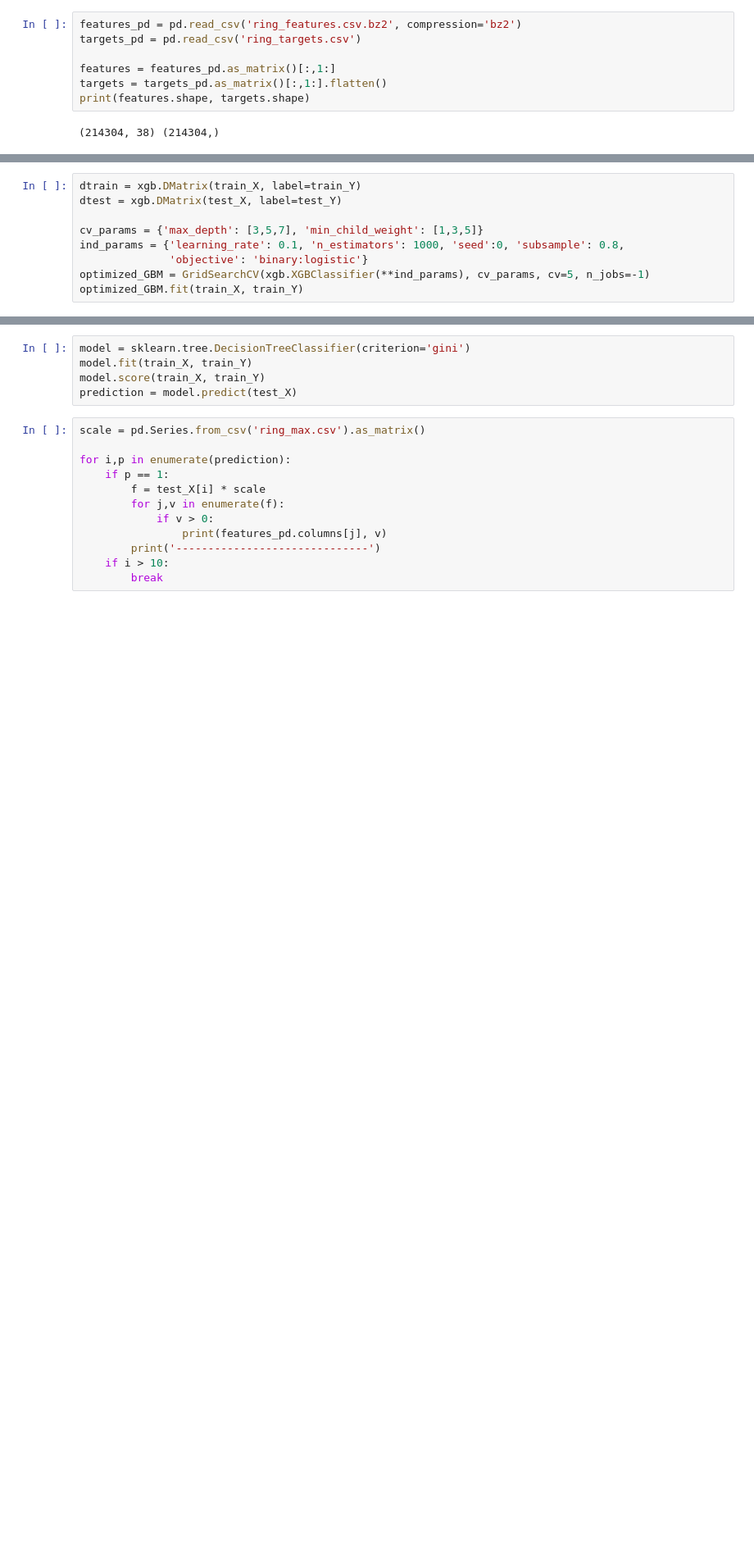
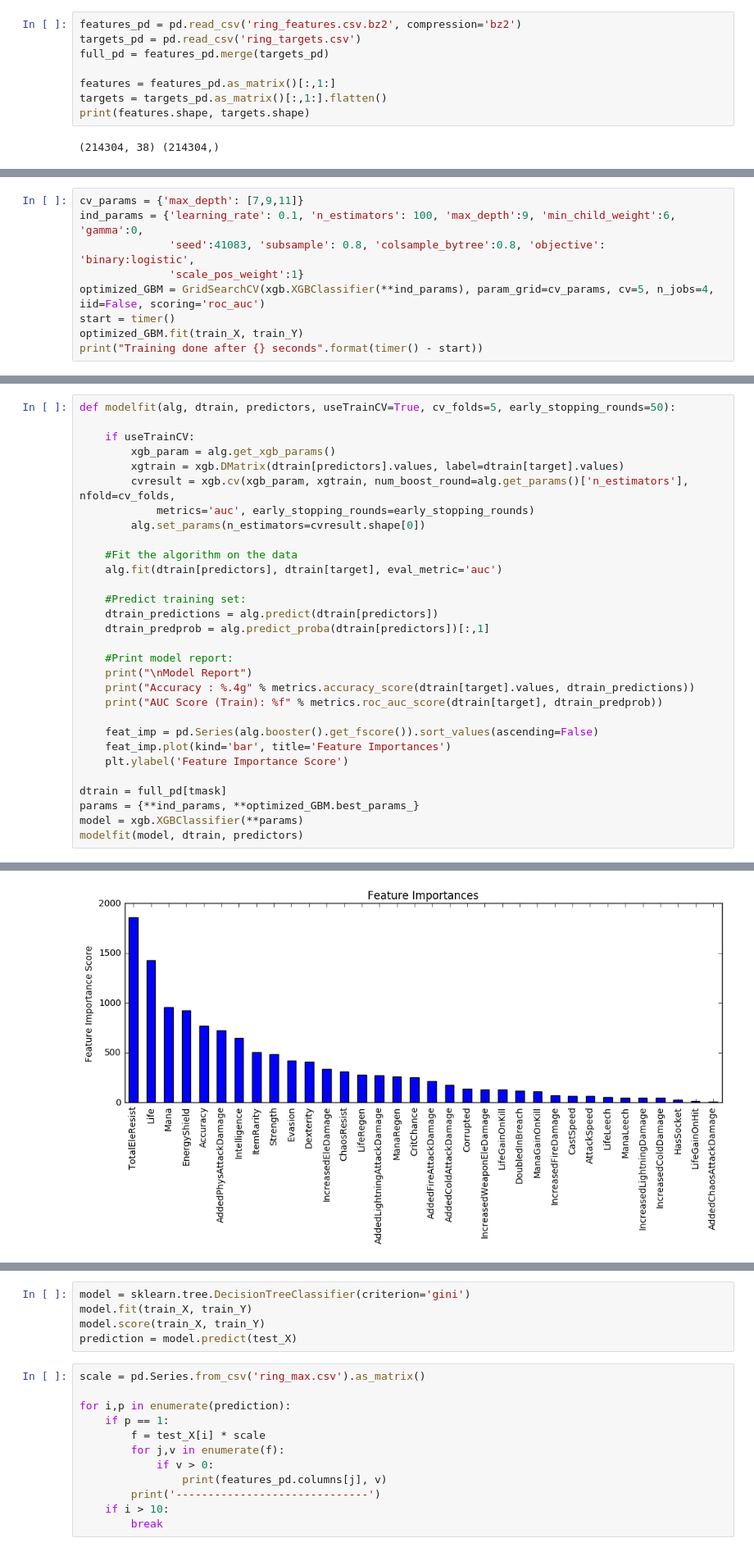
Before and after one commit to bschug/poeria, a Jupyter notebook: notebooks/Train.ipynb, the cells around one changed output, grey strips where cells are left out. Shown: that part at 82% size. Saved outputs shown, nothing was run; the diff lists cells and outputs as text; blank space fills up the shorter version.

Commit message:
More analysis of results (feature importance, error rates)

```diff
--- a/notebooks/Train.ipynb
+++ b/notebooks/Train.ipynb
@@ -7,6 +14,7 @@ from sklearn.grid_search import GridSearchCV
 # %%
 features_pd = pd.read_csv('ring_features.csv.bz2', compression='bz2')
 targets_pd = pd.read_csv('ring_targets.csv')
+full_pd = features_pd.merge(targets_pd)
 
 features = features_pd.as_matrix()[:,1:]
 targets = targets_pd.as_matrix()[:,1:].flatten()
@@ -23,9 +40,9 @@ test_Y = targets[vmask]
 # %%
-dtrain = xgb.DMatrix(train_X, label=train_Y)
-dtest = xgb.DMatrix(test_X, label=test_Y)
-
-cv_params = {'max_depth': [3,5,7], 'min_child_weight': [1,3,5]}
-ind_params = {'learning_rate': 0.1, 'n_estimators': 1000, 'seed':0, 'subsample': 0.8,
-              'objective': 'binary:logistic'}
-optimized_GBM = GridSearchCV(xgb.XGBClassifier(**ind_params), cv_params, cv=5, n_jobs=-1)
+cv_params = {'max_depth': [7,9,11]}
+ind_params = {'learning_rate': 0.1, 'n_estimators': 100, 'max_depth':9, 'min_child_weight':6, 'gamma':0,
+              'seed':41083, 'subsample': 0.8, 'colsample_bytree':0.8, 'objective': 'binary:logistic',
+              'scale_pos_weight':1}
+optimized_GBM = GridSearchCV(xgb.XGBClassifier(**ind_params), param_grid=cv_params, cv=5, n_jobs=4, iid=False, scoring='roc_auc')
+start = timer()
 optimized_GBM.fit(train_X, train_Y)
+print("Training done after {} seconds".format(timer() - start))
@@ -33,0 +69,31 @@ bst.get_fscore()
+# %%
+def modelfit(alg, dtrain, predictors, useTrainCV=True, cv_folds=5, early_stopping_rounds=50):
+
+    if useTrainCV:
+        xgb_param = alg.get_xgb_params()
+        xgtrain = xgb.DMatrix(dtrain[predictors].values, label=dtrain[target].values)
+        cvresult = xgb.cv(xgb_param, xgtrain, num_boost_round=alg.get_params()['n_estimators'], nfold=cv_folds,
+            metrics='auc', early_stopping_rounds=early_stopping_rounds)
+        alg.set_params(n_estimators=cvresult.shape[0])
+
+    #Fit the algorithm on the data
+    alg.fit(dtrain[predictors], dtrain[target], eval_metric='auc')
+
+    #Predict training set:
+    dtrain_predictions = alg.predict(dtrain[predictors])
+    dtrain_predprob = alg.predict_proba(dtrain[predictors])[:,1]
+
+    #Print model report:
+    print("\nModel Report")
+    print("Accuracy : %.4g" % metrics.accuracy_score(dtrain[target].values, dtrain_predictions))
+    print("AUC Score (Train): %f" % metrics.roc_auc_score(dtrain[target], dtrain_predprob))
+
+    feat_imp = pd.Series(alg.booster().get_fscore()).sort_values(ascending=False)
+    feat_imp.plot(kind='bar', title='Feature Importances')
+    plt.ylabel('Feature Importance Score')
+
+dtrain = full_pd[tmask]
+params = {**ind_params, **optimized_GBM.best_params_}
+model = xgb.XGBClassifier(**params)
+modelfit(model, dtrain, predictors)
+# %% [output]
@@ -33,0 +103 @@ bst.get_fscore()
+[figure, added]
```
Also changed, not shown: parts of 7 cells of this notebook.
